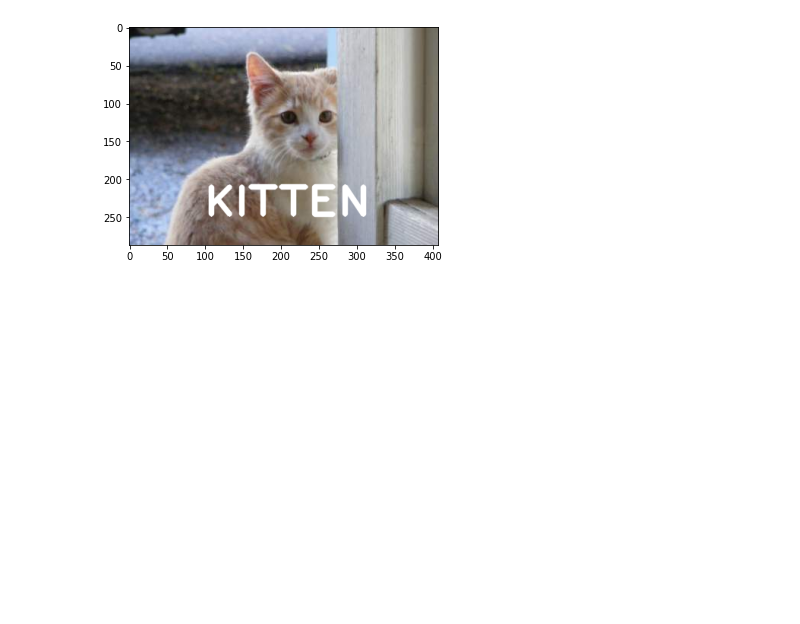
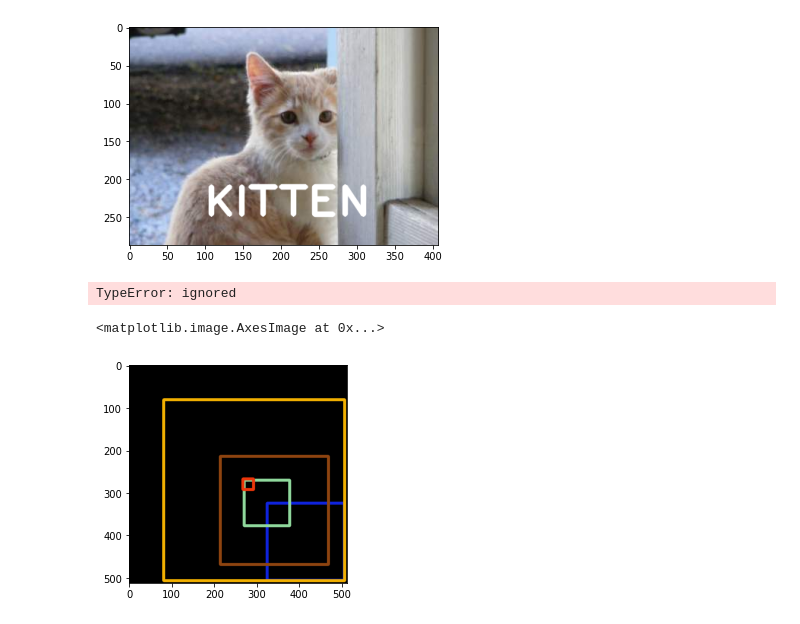
Before and after one commit to ViraMeliana/PCVK_Genap_2021, a Jupyter notebook: Week2.ipynb, the cells around one changed output. Drawn from its saved outputs; the diff is of its cells as text; code cells hidden in the pictures; blank space fills up the shorter version.

```diff
--- a/Week2.ipynb
+++ b/Week2.ipynb
@@ -306,3 +306,34 @@ plt.imshow(kucing)
 # %% [output]
 <matplotlib.image.AxesImage at 0x...>
 [figure]
+# %%
+import cv2 as cv
+from skimage import io
+import matplotlib.pyplot as plt
+import numpy as np
+
+y = 10
+x = 10
+h = 100
+w = 100
+
+img = cv.imread('/content/kitten02.jpg')
+crop_img = img[y:y+h, x:x+w]
+cv.imshow("cropped", crop_img)
+cv.waitKey(0)
+# %% [output]
+TypeError: ignored
+# %%
+from numpy import random
+black_img2=np.zeros(shape=(512,512,3),dtype=np.int32)
+
+for i in range(5):
+  a= random.randint(0,512)
+  b= random.randint(0,512)
+  colour = (random.randint(0,255),random.randint(0,255),random.randint(0,255))
+  cv.rectangle(black_img2,pt1=(a,a),pt2=(b,b),color= colour,thickness=5)
+
+plt.imshow(black_img2)
+# %% [output]
+<matplotlib.image.AxesImage at 0x...>
+[figure, added]
```
